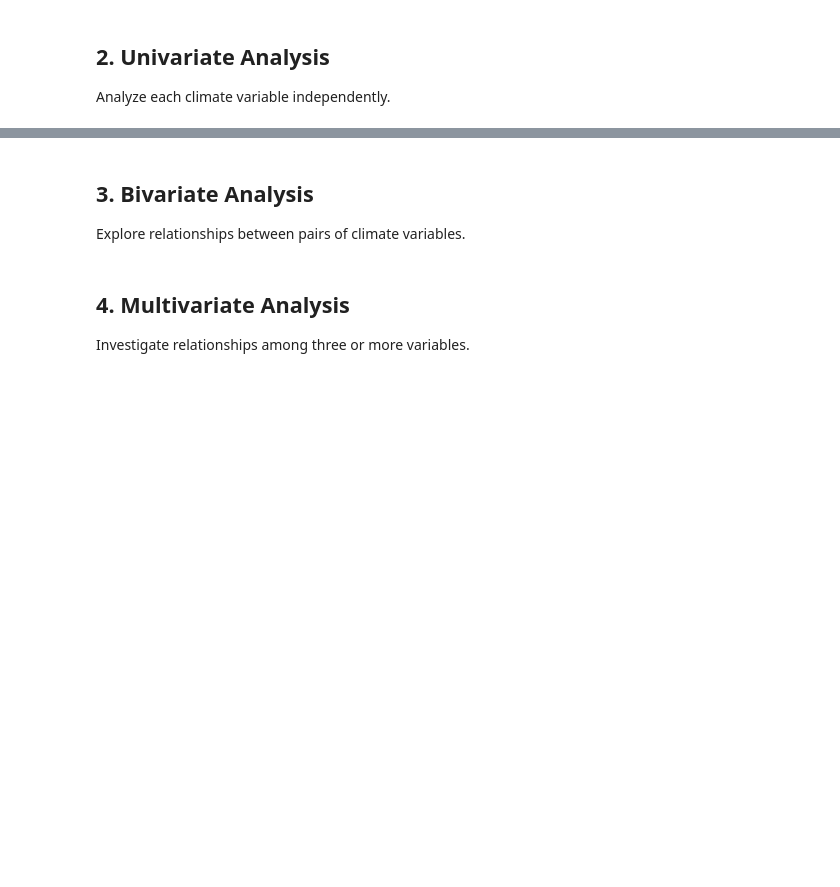
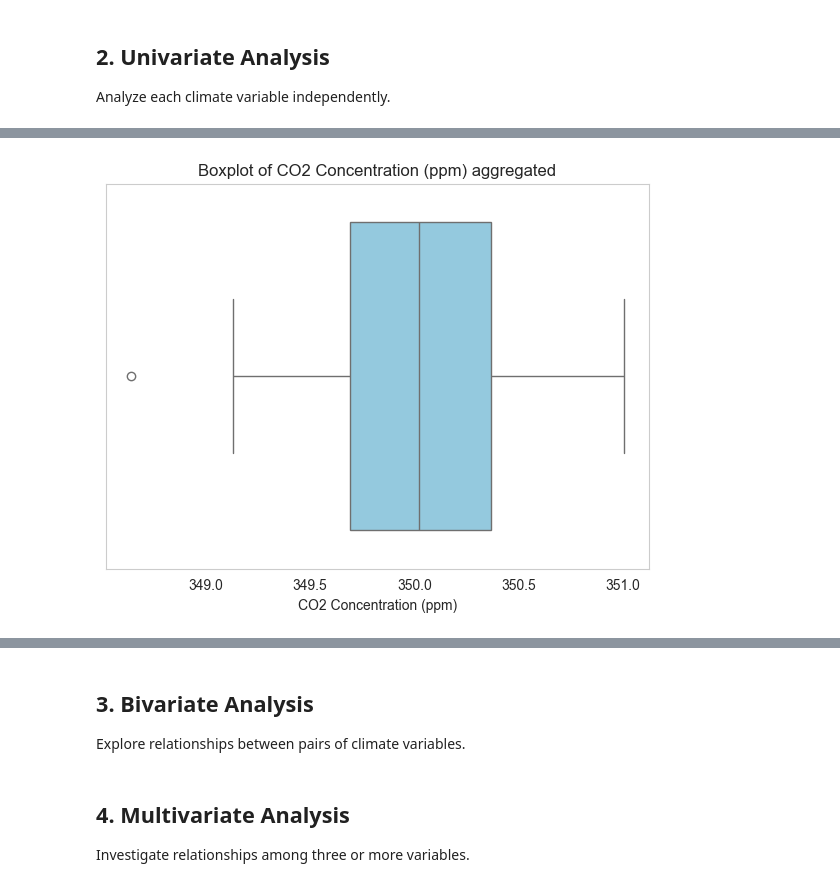
Before and after one commit to Omdena-NIC-Nepal/complete-eda-letsdoit, a Jupyter notebook: starter-notebook.ipynb, the cells around one changed output, grey strips where cells are left out. Drawn from its saved outputs; the diff is of its cells as text; code cells hidden in the pictures; blank space fills up the shorter version.

```diff
--- a/starter-notebook.ipynb
+++ b/starter-notebook.ipynb
@@ -70,10 +114,13 @@ plt.show()
 # %%
 # Box plot using boxplot
 plt.figure(figsize=(7,5))
 sns.boxplot(x = aggregated_data[var], color = 'skyblue' , vert = False)
 plt.title(f"Boxplot of {var} aggregated")
 plt.xlabel(var)
+plt.grid(False)
 plt.show()
+# %% [output]
+[figure, added]
 # %%
 # line plots
 print(aggregated_data.columns)
```
Also changed, not shown: parts of 6 cells of this notebook.
